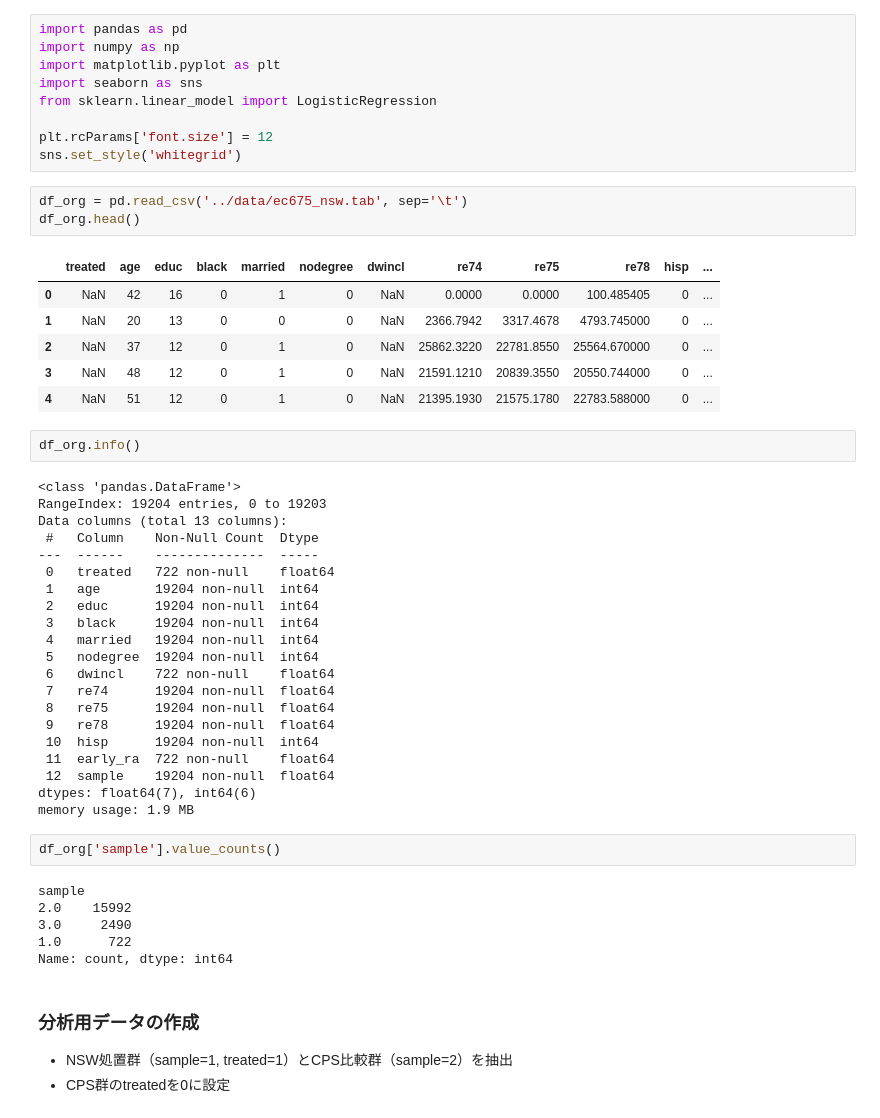
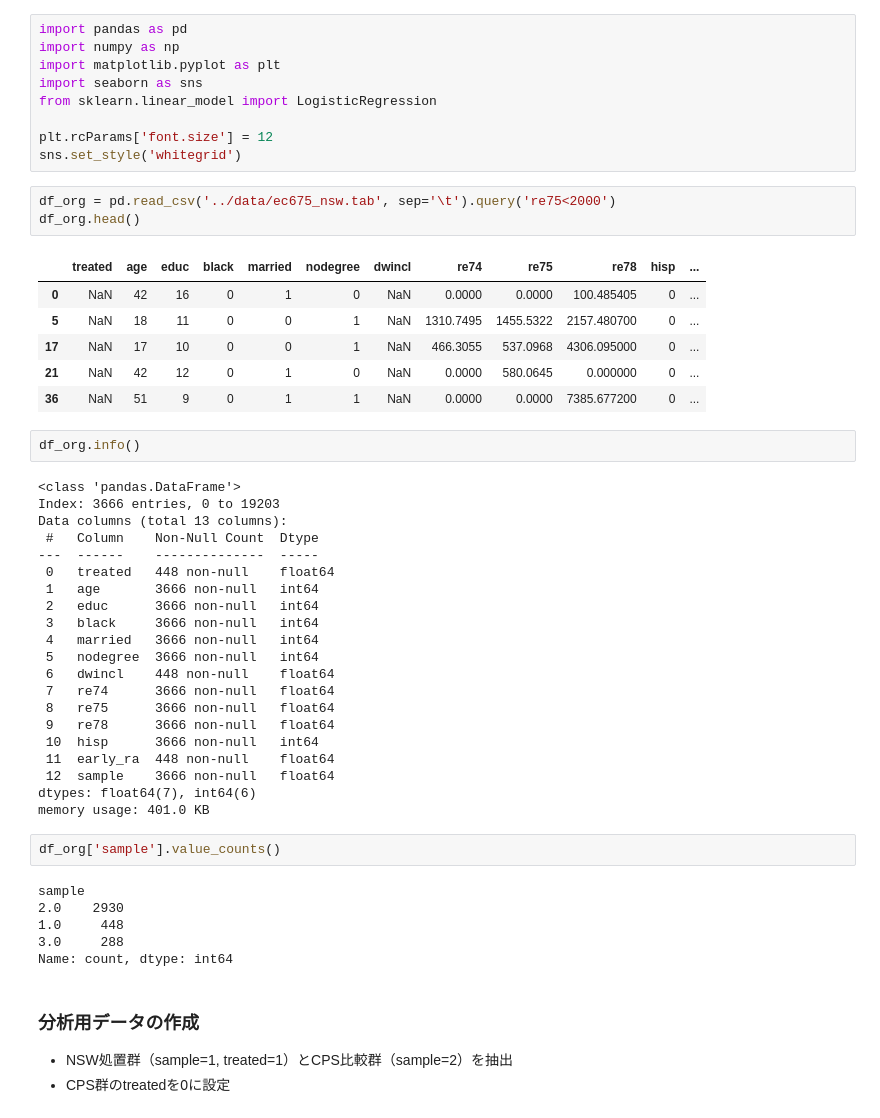
Before and after one commit to ogaken1104/market_modeling, a Jupyter notebook: src/analysis.ipynb, the cells around one changed output. Cells and saved outputs as stored; diff of their text form.

```diff
--- a/src/analysis.ipynb
+++ b/src/analysis.ipynb
@@ -14,45 +14,45 @@ from sklearn.linear_model import LogisticRegression
 plt.rcParams['font.size'] = 12
 sns.set_style('whitegrid')
 # %%
-df_org = pd.read_csv('../data/ec675_nsw.tab', sep='\t')
+df_org = pd.read_csv('../data/ec675_nsw.tab', sep='\t').query('re75<2000')
 df_org.head()
 # %% [output]
 |  | treated | age | educ | black | married | nodegree | dwincl | re74 | re75 | re78 | hisp | ... |
 | 0 | NaN | 42 | 16 | 0 | 1 | 0 | NaN | 0.0000 | 0.0000 | 100.485405 | 0 | ... |
-| 1 | NaN | 20 | 13 | 0 | 0 | 0 | NaN | 2366.7942 | 3317.4678 | 4793.745000 | 0 | ... |
-| 2 | NaN | 37 | 12 | 0 | 1 | 0 | NaN | 25862.3220 | 22781.8550 | 25564.670000 | 0 | ... |
-| 3 | NaN | 48 | 12 | 0 | 1 | 0 | NaN | 21591.1210 | 20839.3550 | 20550.744000 | 0 | ... |
-| 4 | NaN | 51 | 12 | 0 | 1 | 0 | NaN | 21395.1930 | 21575.1780 | 22783.588000 | 0 | ... |
+| 5 | NaN | 18 | 11 | 0 | 0 | 1 | NaN | 1310.7495 | 1455.5322 | 2157.480700 | 0 | ... |
+| 17 | NaN | 17 | 10 | 0 | 0 | 1 | NaN | 466.3055 | 537.0968 | 4306.095000 | 0 | ... |
+| 21 | NaN | 42 | 12 | 0 | 1 | 0 | NaN | 0.0000 | 580.0645 | 0.000000 | 0 | ... |
+| 36 | NaN | 51 | 9 | 0 | 1 | 1 | NaN | 0.0000 | 0.0000 | 7385.677200 | 0 | ... |
 # %%
 df_org.info()
 # %% [output]
 <class 'pandas.DataFrame'>
-RangeIndex: 19204 entries, 0 to 19203
+Index: 3666 entries, 0 to 19203
 Data columns (total 13 columns):
  #   Column    Non-Null Count  Dtype
 ---  ------    --------------  -----
- 0   treated   722 non-null    float64
- 1   age       19204 non-null  int64
- 2   educ      19204 non-null  int64
- 3   black     19204 non-null  int64
- 4   married   19204 non-null  int64
- 5   nodegree  19204 non-null  int64
- 6   dwincl    722 non-null    float64
- 7   re74      19204 non-null  float64
- 8   re75      19204 non-null  float64
- 9   re78      19204 non-null  float64
- 10  hisp      19204 non-null  int64
- 11  early_ra  722 non-null    float64
- 12  sample    19204 non-null  float64
+ 0   treated   448 non-null    float64
+ 1   age       3666 non-null   int64
+ 2   educ      3666 non-null   int64
+ 3   black     3666 non-null   int64
+ 4   married   3666 non-null   int64
+ 5   nodegree  3666 non-null   int64
+ 6   dwincl    448 non-null    float64
+ 7   re74      3666 non-null   float64
+ 8   re75      3666 non-null   float64
+ 9   re78      3666 non-null   float64
+ 10  hisp      3666 non-null   int64
+ 11  early_ra  448 non-null    float64
+ 12  sample    3666 non-null   float64
 dtypes: float64(7), int64(6)
-memory usage: 1.9 MB
+memory usage: 401.0 KB
 # %%
 df_org['sample'].value_counts()
 # %% [output]
 sample
-2.0    15992
-3.0     2490
-1.0      722
+2.0    2930
+1.0     448
+3.0     288
 Name: count, dtype: int64
 # %% [markdown]
 ### 分析用データの作成
```
Also changed, not shown: parts of 41 cells of this notebook, 5 other files.
